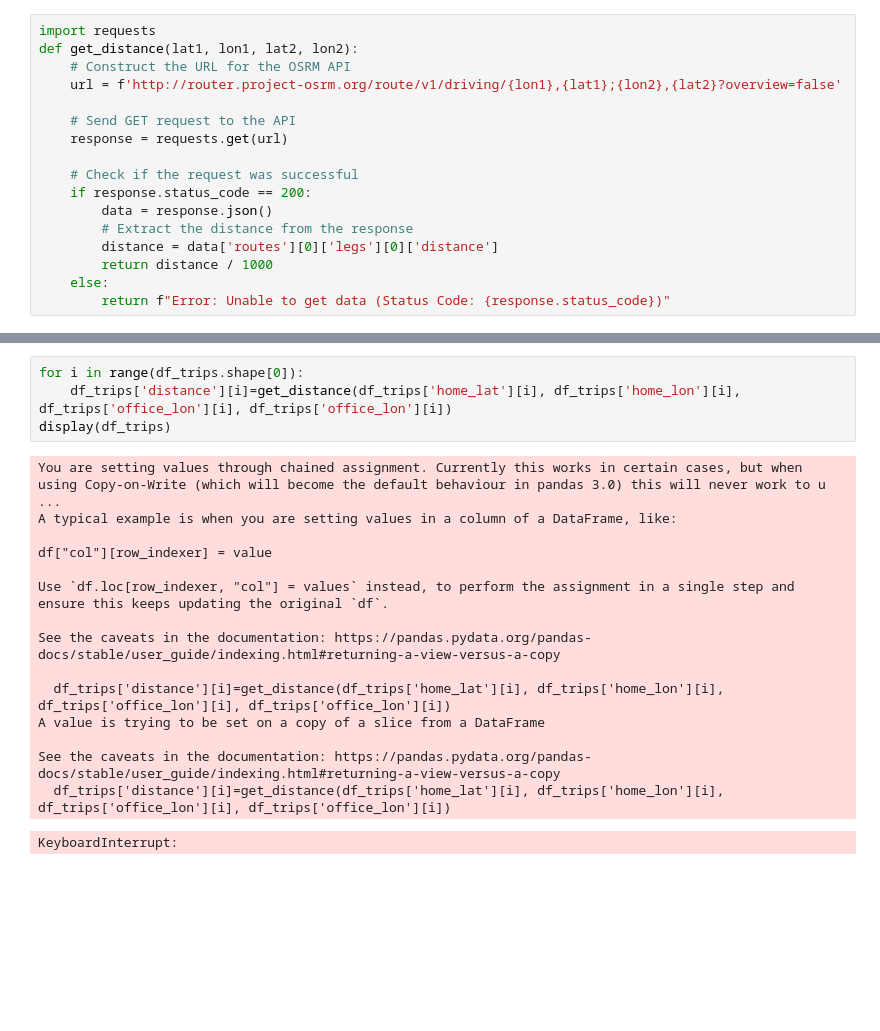
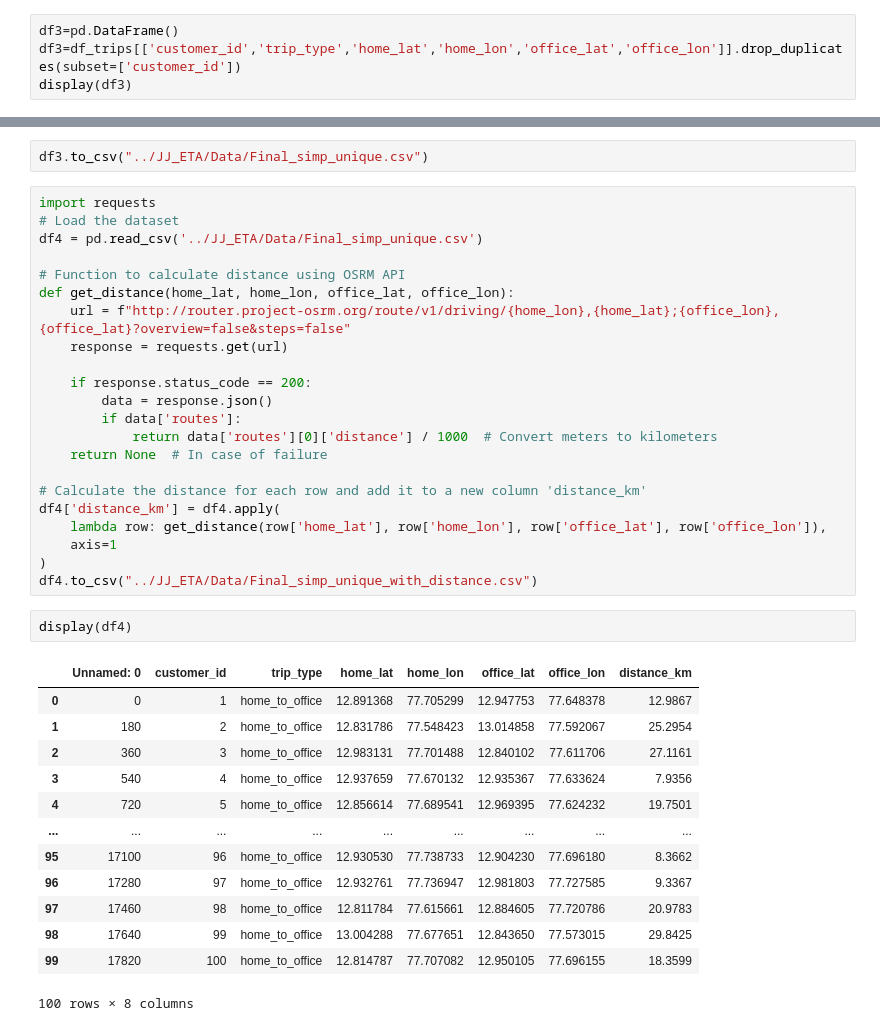
Before and after one commit to praveen-codes1/28JupiterJupyter, a Jupyter notebook: sample dataset.ipynb, the cells around one changed output, grey strips where cells are left out. Drawn from its saved outputs; the diff is of its cells as text; blank space fills up the shorter version.

Commit message:
Basic Dataset

```diff
--- a/sample dataset.ipynb
+++ b/sample dataset.ipynb
@@ -76,17 +145,4 @@ df_trips.to_csv("../JJ_ETA/Data/Sample.csv")
 # %%
-import requests
-def get_distance(lat1, lon1, lat2, lon2):
-    # Construct the URL for the OSRM API
-    url = f'http://router.project-osrm.org/route/v1/driving/{lon1},{lat1};{lon2},{lat2}?overview=false'
-
-    # Send GET request to the API
-    response = requests.get(url)
-
-    # Check if the request was successful
-    if response.status_code == 200:
-        data = response.json()
-        # Extract the distance from the response
-        distance = data['routes'][0]['legs'][0]['distance']
-        return distance / 1000
-    else:
-        return f"Error: Unable to get data (Status Code: {response.status_code})"
+df3=pd.DataFrame()
+df3=df_trips[['customer_id','trip_type','home_lat','home_lon','office_lat','office_lon']].drop_duplicates(subset=['customer_id'])
+display(df3)
@@ -93,20 +163,40 @@ def get_distance(lat1, lon1, lat2, lon2):
 # %%
-for i in range(df_trips.shape[0]):
-    df_trips['distance'][i]=get_distance(df_trips['home_lat'][i], df_trips['home_lon'][i], df_trips['office_lon'][i], df_trips['office_lon'][i])
-display(df_trips)
+df3.to_csv("../JJ_ETA/Data/Final_simp_unique.csv")
-# %% [output]
-You are setting values through chained assignment. Currently this works in certain cases, but when using Copy-on-Write (which will become the default behaviour in pandas 3.0) this will never work to u ...
-A typical example is when you are setting values in a column of a DataFrame, like:
-
-df["col"][row_indexer] = value
-
-Use `df.loc[row_indexer, "col"] = values` instead, to perform the assignment in a single step and ensure this keeps updating the original `df`.
-
-See the caveats in the documentation: https://pandas.pydata.org/pandas-docs/stable/user_guide/indexing.html#returning-a-view-versus-a-copy
-
-  df_trips['distance'][i]=get_distance(df_trips['home_lat'][i], df_trips['home_lon'][i], df_trips['office_lon'][i], df_trips['office_lon'][i])
-A value is trying to be set on a copy of a slice from a DataFrame
-
-See the caveats in the documentation: https://pandas.pydata.org/pandas-docs/stable/user_guide/indexing.html#returning-a-view-versus-a-copy
-  df_trips['distance'][i]=get_distance(df_trips['home_lat'][i], df_trips['home_lon'][i], df_trips['office_lon'][i], df_trips['office_lon'][i])
-KeyboardInterrupt:
+# %%
+import requests
+# Load the dataset
+df4 = pd.read_csv('../JJ_ETA/Data/Final_simp_unique.csv')
+
+# Function to calculate distance using OSRM API
+def get_distance(home_lat, home_lon, office_lat, office_lon):
+    url = f"http://router.project-osrm.org/route/v1/driving/{home_lon},{home_lat};{office_lon},{office_lat}?overview=false&steps=false"
+    response = requests.get(url)
+
+    if response.status_code == 200:
+        data = response.json()
+        if data['routes']:
+            return data['routes'][0]['distance'] / 1000  # Convert meters to kilometers
+    return None  # In case of failure
+
+# Calculate the distance for each row and add it to a new column 'distance_km'
+df4['distance_km'] = df4.apply(
+    lambda row: get_distance(row['home_lat'], row['home_lon'], row['office_lat'], row['office_lon']),
+    axis=1
+)
+df4.to_csv("../JJ_ETA/Data/Final_simp_unique_with_distance.csv")
+# %%
+display(df4)
+# %% [output]
+|  | Unnamed: 0 | customer_id | trip_type | home_lat | home_lon | office_lat | office_lon | distance_km |
+| 0 | 0 | 1 | home_to_office | 12.891368 | 77.705299 | 12.947753 | 77.648378 | 12.9867 |
+| 1 | 180 | 2 | home_to_office | 12.831786 | 77.548423 | 13.014858 | 77.592067 | 25.2954 |
+| 2 | 360 | 3 | home_to_office | 12.983131 | 77.701488 | 12.840102 | 77.611706 | 27.1161 |
+| 3 | 540 | 4 | home_to_office | 12.937659 | 77.670132 | 12.935367 | 77.633624 | 7.9356 |
+| 4 | 720 | 5 | home_to_office | 12.856614 | 77.689541 | 12.969395 | 77.624232 | 19.7501 |
+| ... | ... | ... | ... | ... | ... | ... | ... | ... |
+| 95 | 17100 | 96 | home_to_office | 12.930530 | 77.738733 | 12.904230 | 77.696180 | 8.3662 |
+| 96 | 17280 | 97 | home_to_office | 12.932761 | 77.736947 | 12.981803 | 77.727585 | 9.3367 |
+| 97 | 17460 | 98 | home_to_office | 12.811784 | 77.615661 | 12.884605 | 77.720786 | 20.9783 |
+| 98 | 17640 | 99 | home_to_office | 13.004288 | 77.677651 | 12.843650 | 77.573015 | 29.8425 |
+| 99 | 17820 | 100 | home_to_office | 12.814787 | 77.707082 | 12.950105 | 77.696155 | 18.3599 |
+100 rows × 8 columns
```
Also changed, not shown: parts of 16 cells of this notebook, 12 other files.
